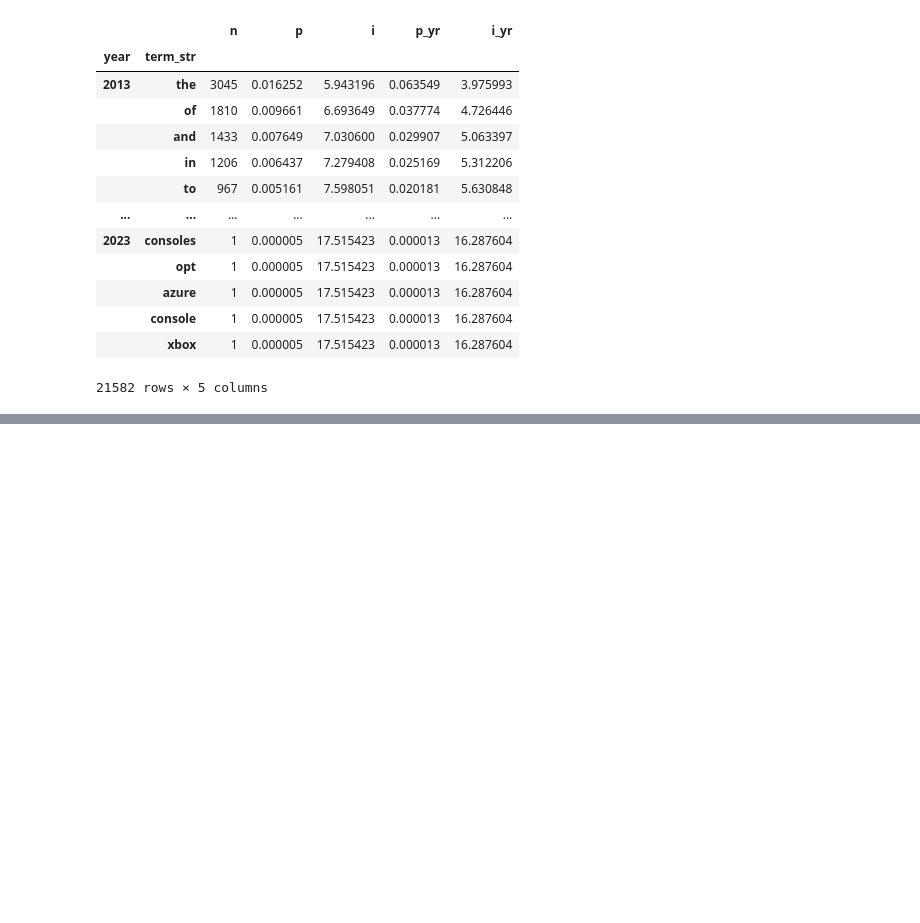
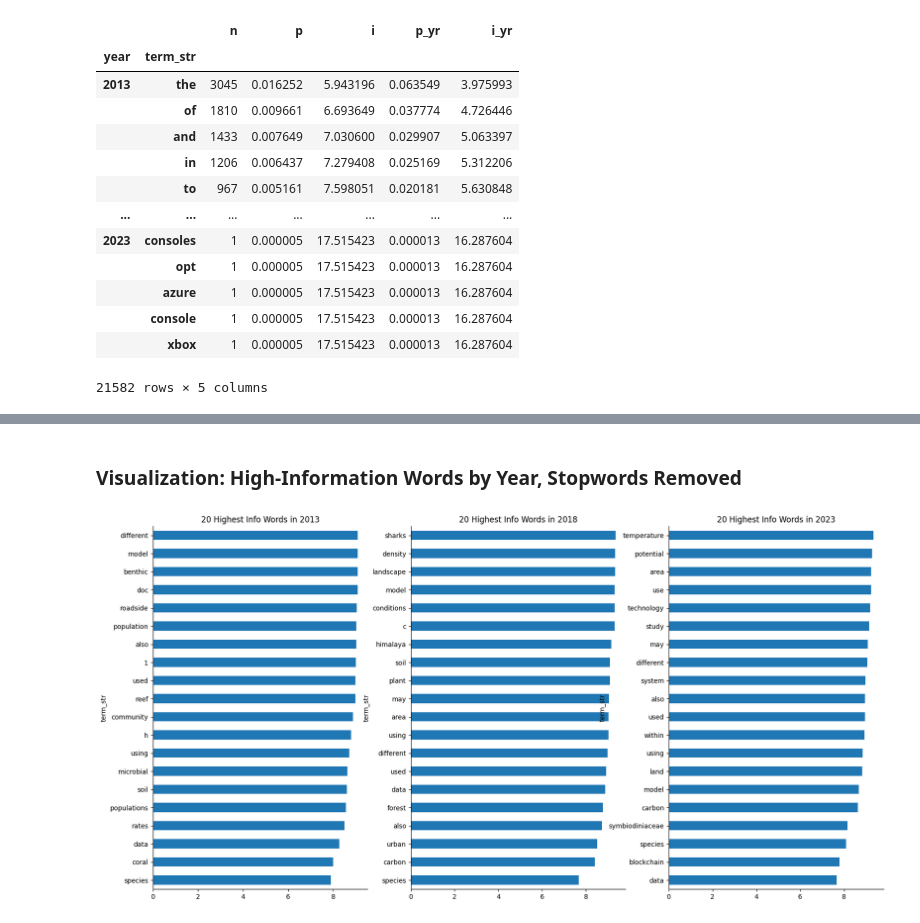
Before and after one commit to caroline-kranefuss/evolving_sentiment_climate, a Jupyter notebook: notebooks/EDA.ipynb, the cells around one changed output, grey strips where cells are left out. Drawn from its saved outputs; the diff is of its cells as text; code cells hidden in the pictures; blank space fills up the shorter version.

```diff
--- a/notebooks/EDA.ipynb
+++ b/notebooks/EDA.ipynb
@@ -342,0 +396,10 @@ plt.show()
+# %% [markdown]
+### Visualization: High-Information Words by Year, Stopwords Removed
+# %%
+fig4_nosw, axes = plt.subplots(1,3)
+for i, year in enumerate(years):
+    VOCAB_nosw.loc[year].i_yr.head(20).sort_values().plot.barh(ax=axes[i], figsize=(20,10), title=f"20 Highest Info Words in {year}")
+sns.despine()
+plt.show()
+# %% [output]
+[figure, added]
```
Also changed, not shown: parts of 16 cells of this notebook, 2 other files.
